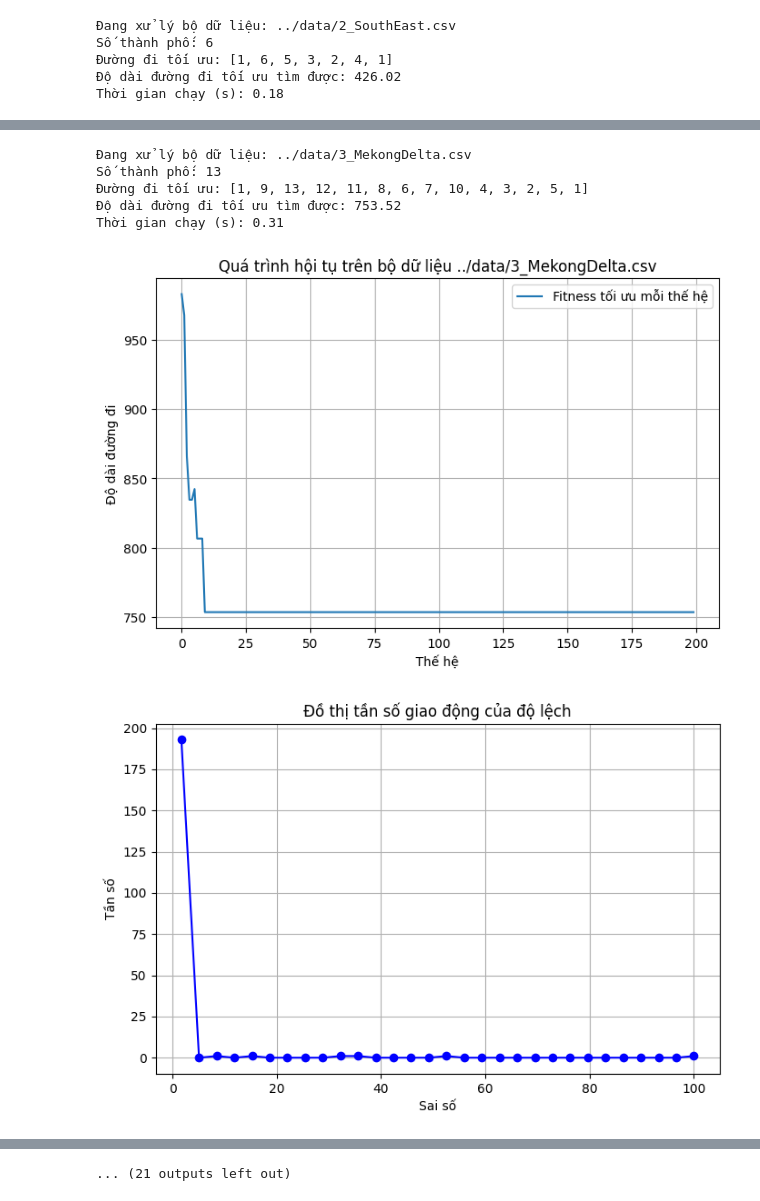
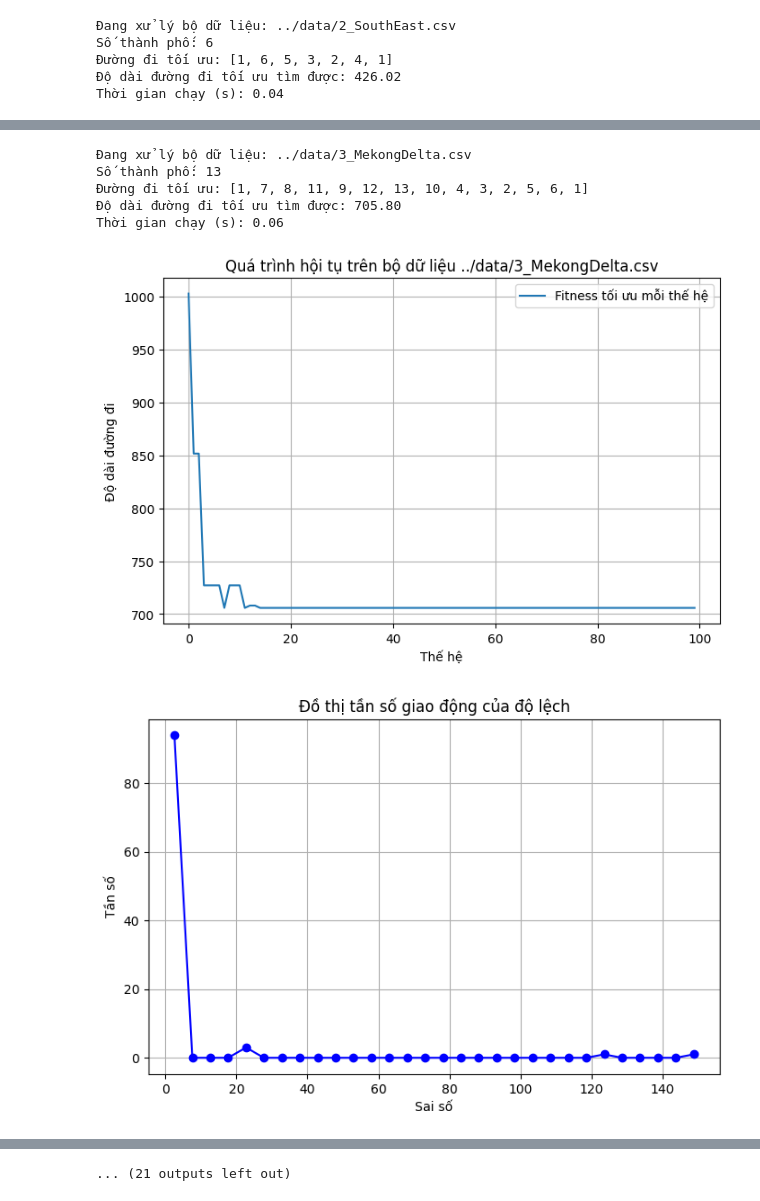
Before and after one commit to thilinnd/GA_TSP, a Jupyter notebook: src/data_analysis.ipynb, the cells around one changed output, grey strips where cells are left out. Cells and saved outputs as stored; diff of their text form; code cells hidden in the pictures.

```diff
--- a/src/data_analysis.ipynb
+++ b/src/data_analysis.ipynb
@@ -23,7 +25,7 @@ def load_locations_from_csv(file_path):
 
 def evaluate_ga_on_dataset(file_path,
                            population_size=100,
-                           generations=200,
+                           generations=100,
                            mutation_rate=0.01,
                            mutation_algorithm='swap',
                            crossover_algorithm='single_point',
@@ -134,4 +136,4 @@ Thời gian chạy (s): 0.17
 Số thành phố: 6
 Đường đi tối ưu: [1, 6, 5, 3, 2, 4, 1]
 Độ dài đường đi tối ưu tìm được: 426.02
-Thời gian chạy (s): 0.18
+Thời gian chạy (s): 0.04
@@ -140,8 +142,8 @@ Thời gian chạy (s): 0.18
 [figure]
 Đang xử lý bộ dữ liệu: ../data/3_MekongDelta.csv
 Số thành phố: 13
-Đường đi tối ưu: [1, 9, 13, 12, 11, 8, 6, 7, 10, 4, 3, 2, 5, 1]
-Độ dài đường đi tối ưu tìm được: 753.52
-Thời gian chạy (s): 0.31
+Đường đi tối ưu: [1, 7, 8, 11, 9, 12, 13, 10, 4, 3, 2, 5, 6, 1]
+Độ dài đường đi tối ưu tìm được: 705.80
+Thời gian chạy (s): 0.06
-[figure, old version]
+[figure, new version]
-[figure, old version]
+[figure, new version]
```
Also changed, not shown: parts of 7 cells of this notebook, 2 other files.
